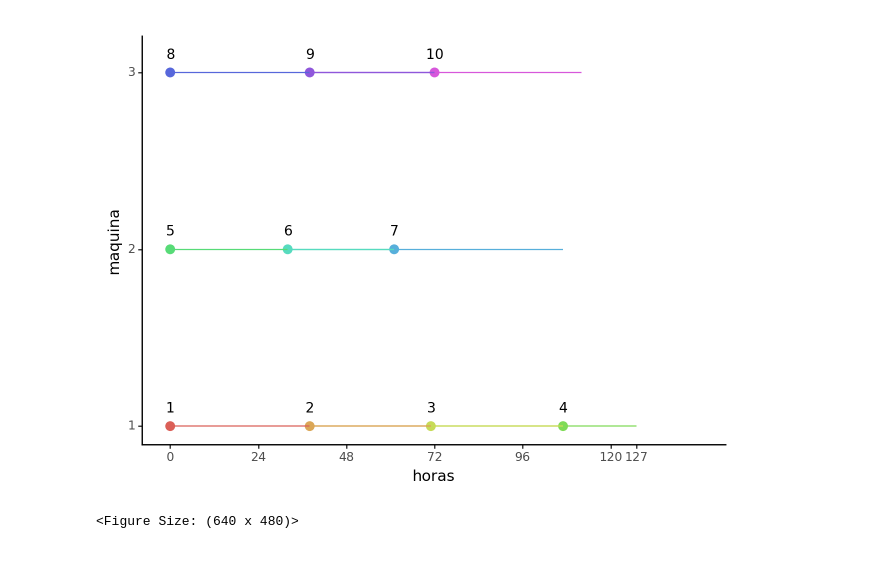
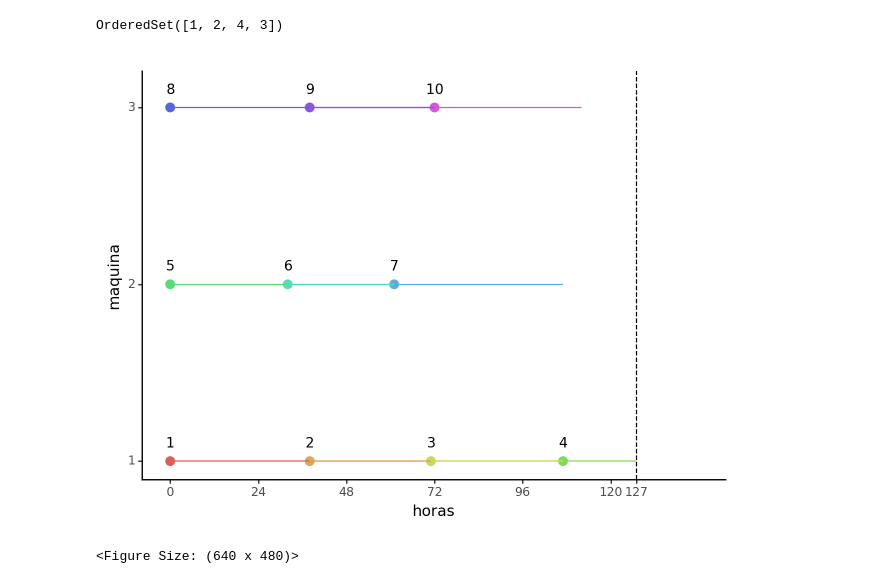
Before and after one commit to kardecallan566/Trab_grup_OH, a Jupyter notebook: notebooks/rascunho.ipynb, the cells around one changed output. Saved outputs shown, nothing was run; the diff lists cells and outputs as text; code cells hidden in the pictures.

```diff
--- a/notebooks/rascunho.ipynb
+++ b/notebooks/rascunho.ipynb
@@ -13,6 +18,10 @@ class Tarefa:
   @comecar_antes.setter
   def comecar_antes(self, value):
     self.acabar_antes = value + self.tempo_q_demora
+  def __repr__(self):
+    return f"T{self.numero}({self.tempo_q_demora})"
+  def __hash__(self):
+    return hash(str(self))
 # %%
 @dc
 class Maquina:
@@ -40,6 +49,8 @@ class Maquina:
       if tempo > hora:
         return tarefa
     return None
+  def __repr__(self):
+    return f'Maquina {self.numero}: {self.tarefas}'
 # %%
 M1 = Maquina(1, 4)
 M2 = Maquina(2, 3)
@@ -62,11 +58,0 @@ for i in [3,4,5]:
-# %%
-# plot it
-from plotnine import *
-from pandas import DataFrame
-frame = DataFrame({
-  'maquina': [m.numero for m in Maquinas for _ in m.horario],
-  'horario': [h for m in Maquinas for h in m.horario],
-  "horario_termina": [h + m.get_tarefa_at(h).tempo_q_demora for m in Maquinas for h in m.horario],
-  'tarefa': [m.get_tarefa_at(h).numero for m in Maquinas for h in m.horario]
-})
-frame
@@ -85,17 +147,45 @@ frame
+# %%
+oset([1,2,4,4,2]) | oset([1,2,4,4,3])
+# %% [output]
+OrderedSet([1, 2, 4, 3])
 # %%
-ggplot(frame, aes(x='horario_termina', y='maquina')) + \
-  geom_point(aes(x="horario", color='factor(tarefa)'), size = 3) + \
-  geom_path(aes(group = "factor(maquina)", color="factor(tarefa+1)", x="horario_termina")) + \
-  geom_path(aes(group = "factor(maquina)", color="factor(tarefa)", x="horario")) + \
-  geom_text(aes(x = "horario", label="tarefa"), size=10, nudge_x=0.1, nudge_y=0.1) + \
-  scale_color_discrete(guide=False) + \
-  scale_x_continuous(breaks=[0, 24, 48, 72, 96, 120, frame.sort_values(by=['horario_termina']).iloc[-1].horario_termina]) + \
-  scale_y_continuous(breaks=[1, 2, 3]) + \
-  geom_vline(xintercept=frame.sort_values(by=['horario_termina']).iloc[-1].horario_termina, linetype="dashed") + \
-  coord_fixed(xlim = (-0.5, 144)) + \
-  labs(x="horas", y="maquina") + \
-  theme_classic() + \
-  theme(aspect_ratio=0.7)
+from plotnine import *
+from pandas import DataFrame
+def plot(maquinas):
+  frame = DataFrame({
+  'maquina': [m.numero for m in maquinas for _ in m.horario],
+  'horario': [h for m in maquinas for h in m.horario],
+  "horario_termina": [h + m.get_tarefa_at(h).tempo_q_demora for m in maquinas for h in m.horario],
+  'tarefa': [m.get_tarefa_at(h).numero for m in maquinas for h in m.horario]
+  })
+  return ggplot(frame, aes(x='horario_termina', y='maquina')) + \
+    geom_point(aes(x="horario", color='factor(tarefa)'), size = 3) + \
+    geom_path(aes(group = "factor(maquina)", color="factor(tarefa+1)", x="horario_termina")) + \
+    geom_path(aes(group = "factor(maquina)", color="factor(tarefa)", x="horario")) + \
+    geom_text(aes(x = "horario", label="tarefa"), size=10, nudge_x=0.1, nudge_y=0.1) + \
+    scale_color_discrete(guide=False) + \
+    scale_x_continuous(breaks=[0, 24, 48, 72, 96, 120, frame.sort_values(by=['horario_termina']).iloc[-1].horario_termina]) + \
+    scale_y_continuous(breaks=[1, 2, 3]) + \
+    geom_vline(xintercept=frame.sort_values(by=['horario_termina']).iloc[-1].horario_termina, linetype="dashed") + \
+    coord_fixed(xlim = (-0.5, 144)) + \
+    labs(x="horas", y="maquina") + \
+    theme_classic() + \
+    theme(aspect_ratio=0.7)
+# exemplo
+[M.reset() for M in Maquinas]
+M1.queue(tarefas[1])
+M1.queue(tarefas[2])
+M1.queue(tarefas[3])
+M1.queue(tarefas[4])
+M2.queue(tarefas[5])
+M2.queue(tarefas[6])
+M2.queue(tarefas[7])
+M3.queue(tarefas[8])
+M3.queue(tarefas[9])
+M3.queue(tarefas[10])
+p = plot(Maquinas)
+[M.reset() for M in Maquinas]
+p
 # %% [output]
-[figure, old version]
+[figure, new version]
 <Figure Size: (640 x 480)>
```
Also changed, not shown: parts of 8 cells of this notebook, 2 other files.
